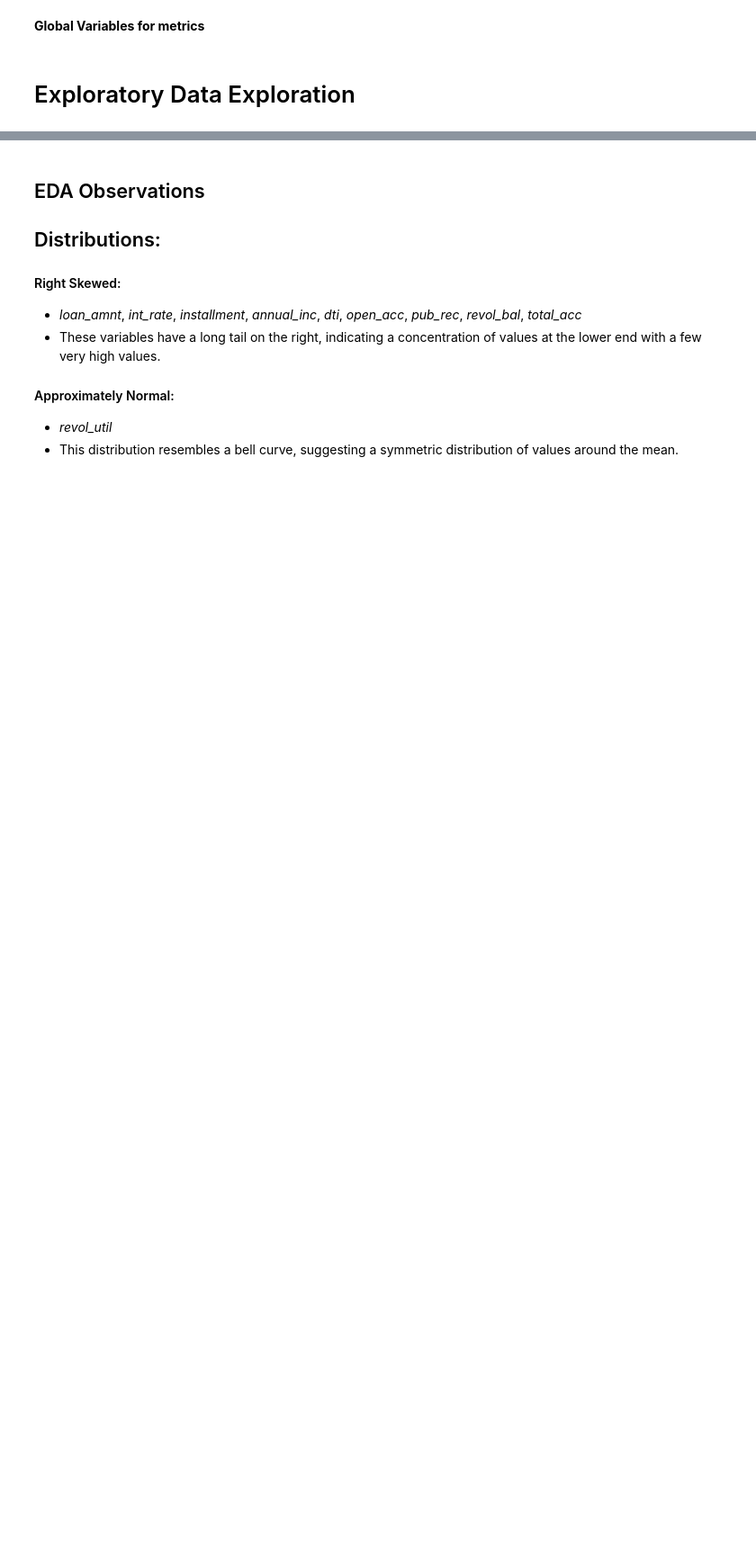
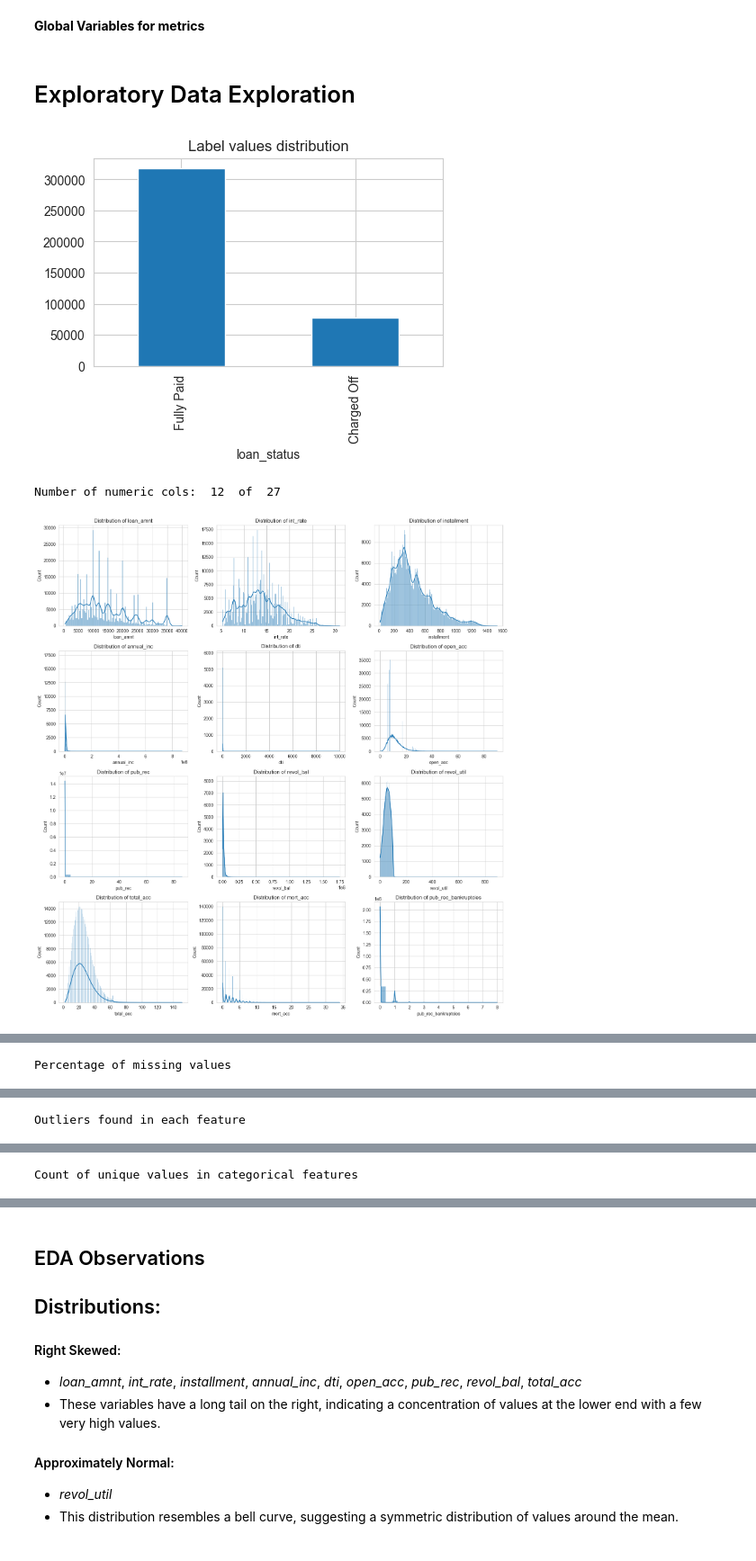
Before and after one commit to bibangamba/MLLabs, a Jupyter notebook: proj_loan_classifier.ipynb, the cells around one changed output, grey strips where cells are left out. Shown: that part at 90% size. Drawn from its saved outputs; the diff is of its cells as text; code cells hidden in the pictures; blank space fills up the shorter version.

```diff
--- a/proj_loan_classifier.ipynb
+++ b/proj_loan_classifier.ipynb
@@ -213,4 +180,8 @@ def eda():
 # Exploratory Data Exploration
 # %%
 # call exploratory data analysis methods
-# eda()
+eda()
+# %% [output]
+[figure, added]
+Number of numeric cols:  12  of  27
+[figure, added]
@@ -216,0 +189 @@ def eda():
+Percentage of missing values
@@ -216,0 +197 @@ def eda():
+Outliers found in each feature
@@ -216,0 +211 @@ def eda():
+Count of unique values in categorical features
```
Also changed, not shown: parts of 34 cells of this notebook.
